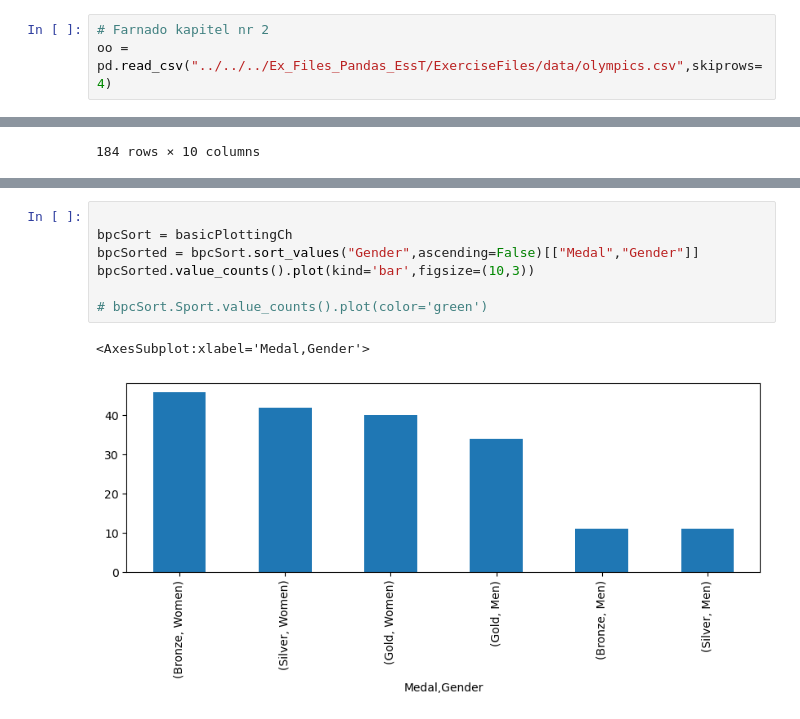
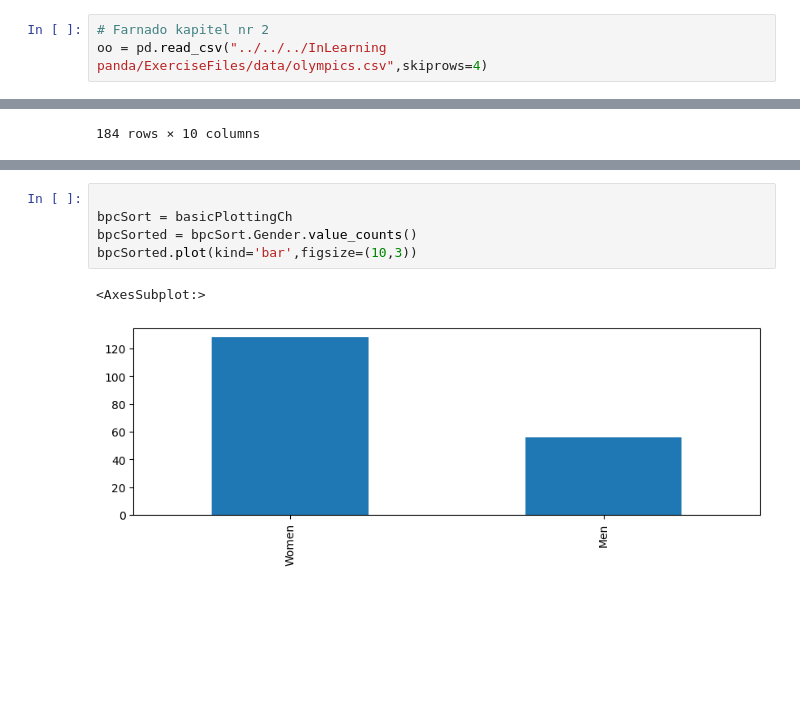
Before and after one commit to Ammar-Man/Python, a Jupyter notebook: Data processing/panda.ipynb, the cells around one changed output, grey strips where cells are left out. Saved outputs shown, nothing was run; the diff lists cells and outputs as text; blank space fills up the shorter version.

Commit message:
in learning panda indexin

```diff
--- a/Data processing/panda.ipynb
+++ b/Data processing/panda.ipynb
@@ -126,7 +126,7 @@ tasksForP1
 ### In learning Farnaso contents 2 - 7
 # %%
 # Farnado kapitel nr 2
-oo = pd.read_csv("../../../Ex_Files_Pandas_EssT/ExerciseFiles/data/olympics.csv",skiprows=4)
+oo = pd.read_csv("../../../InLearning panda/ExerciseFiles/data/olympics.csv",skiprows=4)
 # %% [markdown]
 2. kapitel Series and DataFrames
 # %%
@@ -398,10 +404,8 @@ sns.countplot(x='Medal' , data=basicPlottingCh, hue='Gender')
 # %%
 
 bpcSort = basicPlottingCh
-bpcSorted = bpcSort.sort_values("Gender",ascending=False)[["Medal","Gender"]]
-bpcSorted.value_counts().plot(kind='bar',figsize=(10,3))
-
-# bpcSort.Sport.value_counts().plot(color='green')
+bpcSorted = bpcSort.Gender.value_counts()
+bpcSorted.plot(kind='bar',figsize=(10,3))
 # %% [output]
-<AxesSubplot:xlabel='Medal,Gender'>
+<AxesSubplot:>
-[figure, old version]
+[figure, new version]
```
Also changed, not shown: parts of 16 cells of this notebook.
